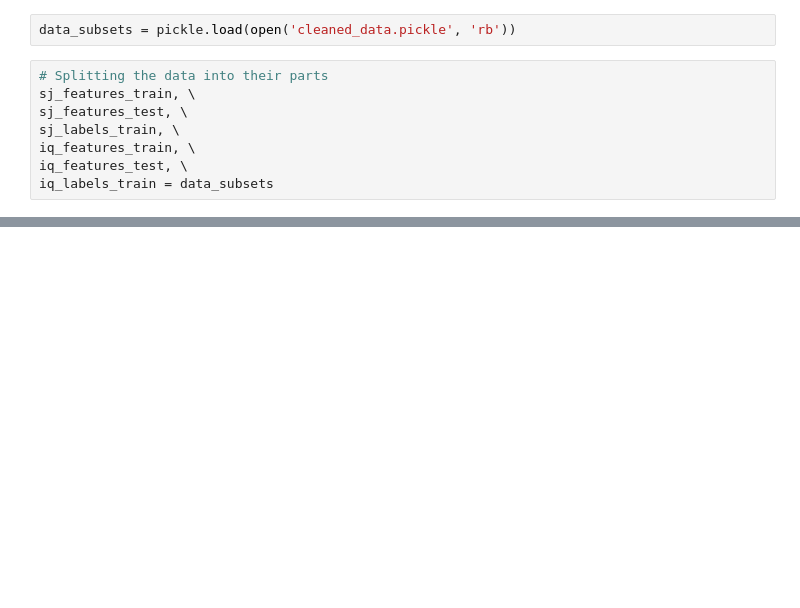
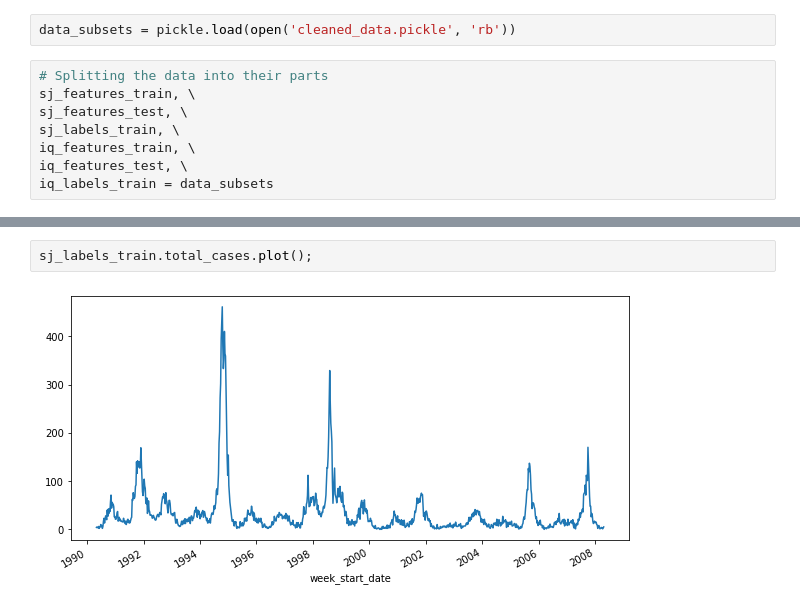
Before and after one commit to Octodon-D/DenguePred, a Jupyter notebook: example_notebook.ipynb, the cells around one changed output, grey strips where cells are left out. Saved outputs shown, nothing was run; the diff lists cells and outputs as text; blank space fills up the shorter version.

```diff
--- a/example_notebook.ipynb
+++ b/example_notebook.ipynb
@@ -24,0 +68,4 @@ sns.lineplot(data=sj_features_train.join(sj_labels_train, rsuffix='_dupl'),
+# %%
+sj_labels_train.total_cases.plot();
+# %% [output]
+[figure, added]
```
Also changed, not shown: parts of 8 cells of this notebook, 1 other file.
